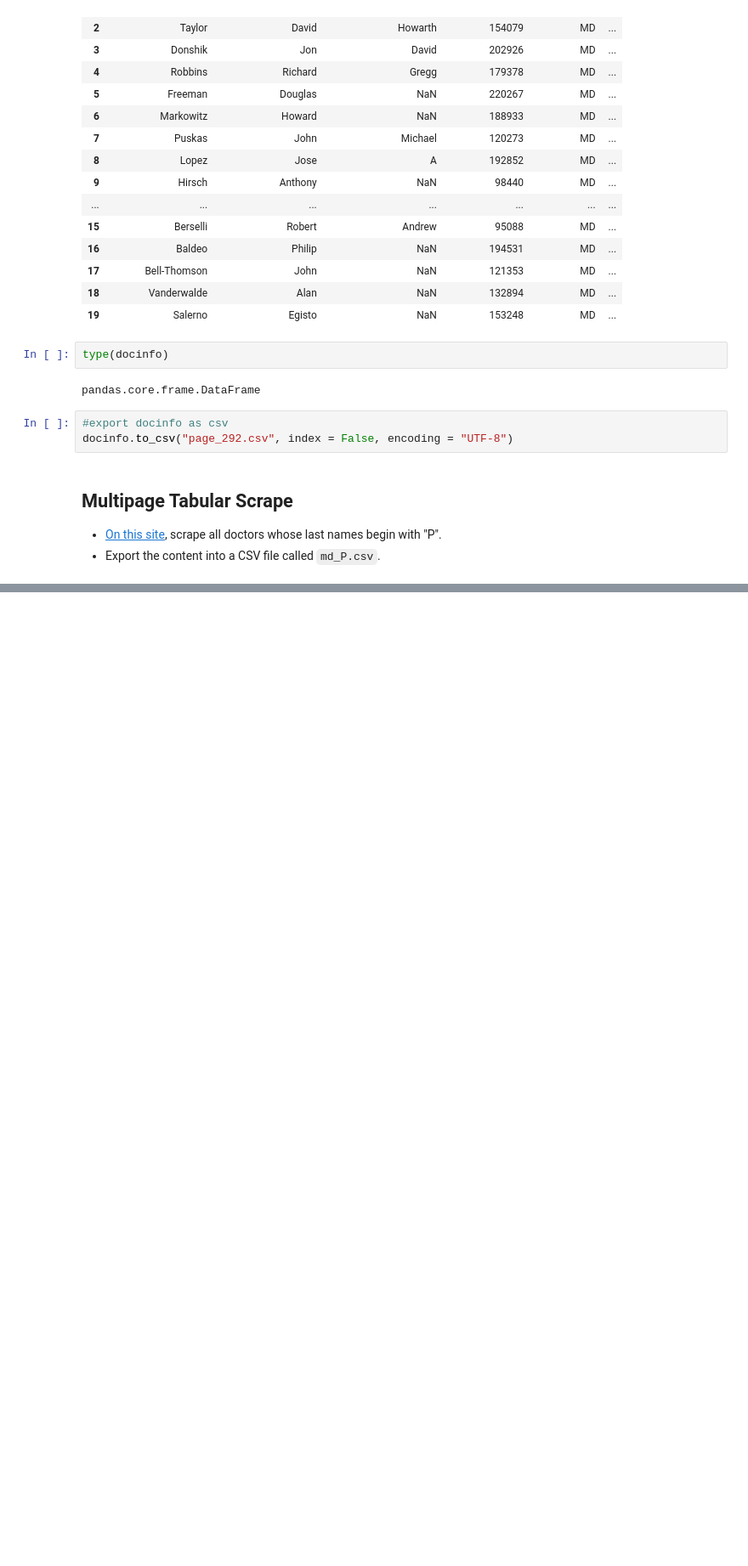
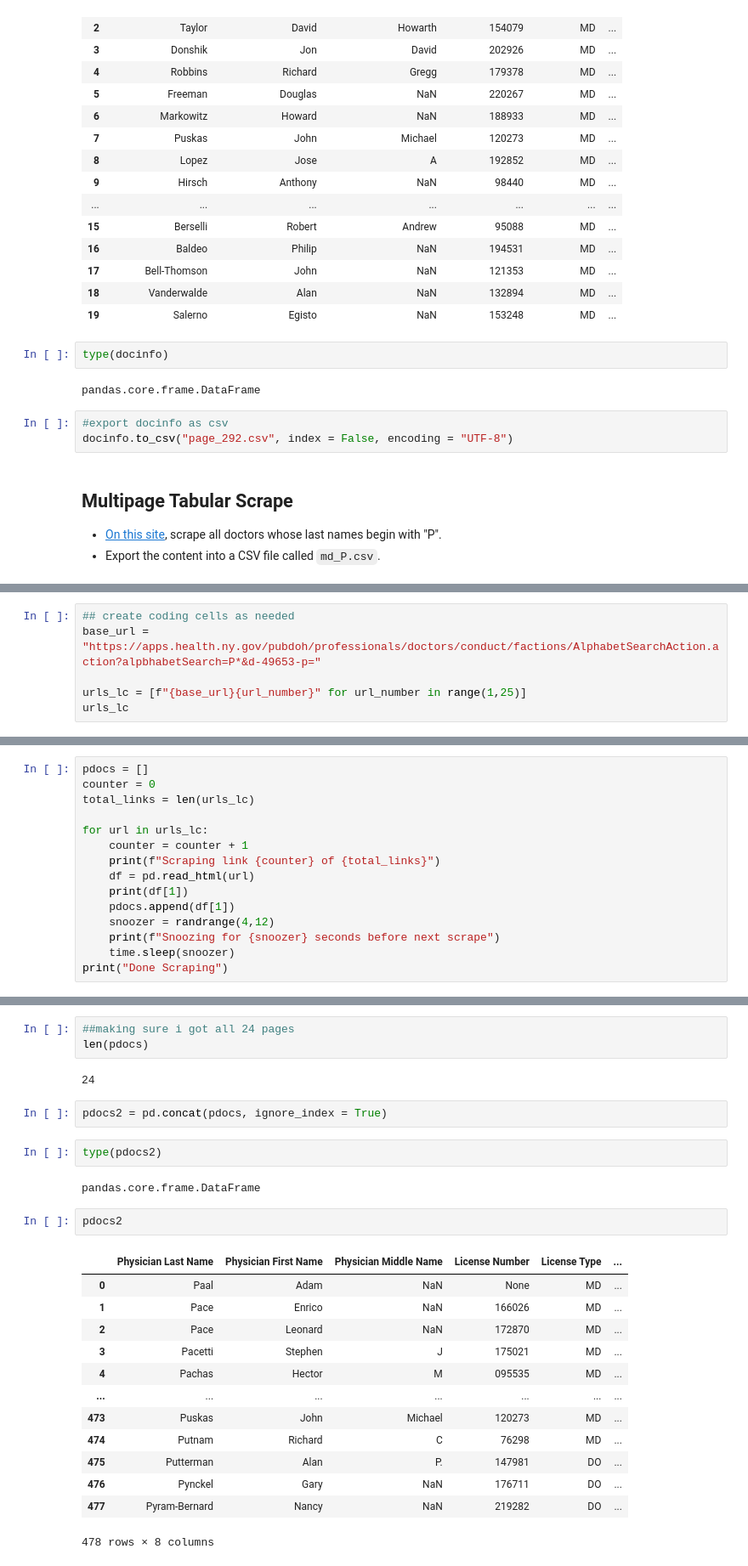
Before and after one commit to jtiburcio01/2024-Practical-Python-HW-Tiburcio, a Jupyter notebook: WK04-tabular-scrapes-BLANKS.ipynb, the cells around one changed output, grey strips where cells are left out. Shown at 85% size. Drawn from its saved outputs; the diff is of its cells as text; blank space fills up the shorter version.

```diff
--- a/WK04-tabular-scrapes-BLANKS.ipynb
+++ b/WK04-tabular-scrapes-BLANKS.ipynb
@@ -88,0 +87,6 @@ docinfo.to_csv("page_292.csv", index = False, encoding = "UTF-8")
+# %%
+## create coding cells as needed
+base_url = "https://apps.health.ny.gov/pubdoh/professionals/doctors/conduct/factions/AlphabetSearchAction.action?alpbhabetSearch=P*&d-49653-p="
+
+urls_lc = [f"{base_url}{url_number}" for url_number in range(1,25)]
+urls_lc
@@ -88,0 +118,15 @@ docinfo.to_csv("page_292.csv", index = False, encoding = "UTF-8")
+# %%
+pdocs = []
+counter = 0
+total_links = len(urls_lc)
+
+for url in urls_lc:
+    counter = counter + 1
+    print(f"Scraping link {counter} of {total_links}")
+    df = pd.read_html(url)
+    print(df[1])
+    pdocs.append(df[1])
+    snoozer = randrange(4,12)
+    print(f"Snoozing for {snoozer} seconds before next scrape")
+    time.sleep(snoozer)
+print("Done Scraping")
@@ -88,0 +171,27 @@ docinfo.to_csv("page_292.csv", index = False, encoding = "UTF-8")
+# %%
+##making sure i got all 24 pages
+len(pdocs)
+# %% [output]
+24
+# %%
+pdocs2 = pd.concat(pdocs, ignore_index = True)
+# %%
+type(pdocs2)
+# %% [output]
+pandas.core.frame.DataFrame
+# %%
+pdocs2
+# %% [output]
+|  | Physician Last Name | Physician First Name | Physician Middle Name | License Number | License Type | ... |
+| 0 | Paal | Adam | NaN | None | MD | ... |
+| 1 | Pace | Enrico | NaN | 166026 | MD | ... |
+| 2 | Pace | Leonard | NaN | 172870 | MD | ... |
+| 3 | Pacetti | Stephen | J | 175021 | MD | ... |
+| 4 | Pachas | Hector | M | 095535 | MD | ... |
+| ... | ... | ... | ... | ... | ... | ... |
+| 473 | Puskas | John | Michael | 120273 | MD | ... |
+| 474 | Putnam | Richard | C | 76298 | MD | ... |
+| 475 | Putterman | Alan | P. | 147981 | DO | ... |
+| 476 | Pynckel | Gary | NaN | 176711 | DO | ... |
+| 477 | Pyram-Bernard | Nancy | NaN | 219282 | DO | ... |
+478 rows × 8 columns
```
Also changed, not shown: parts of 7 cells of this notebook, 2 other files.
